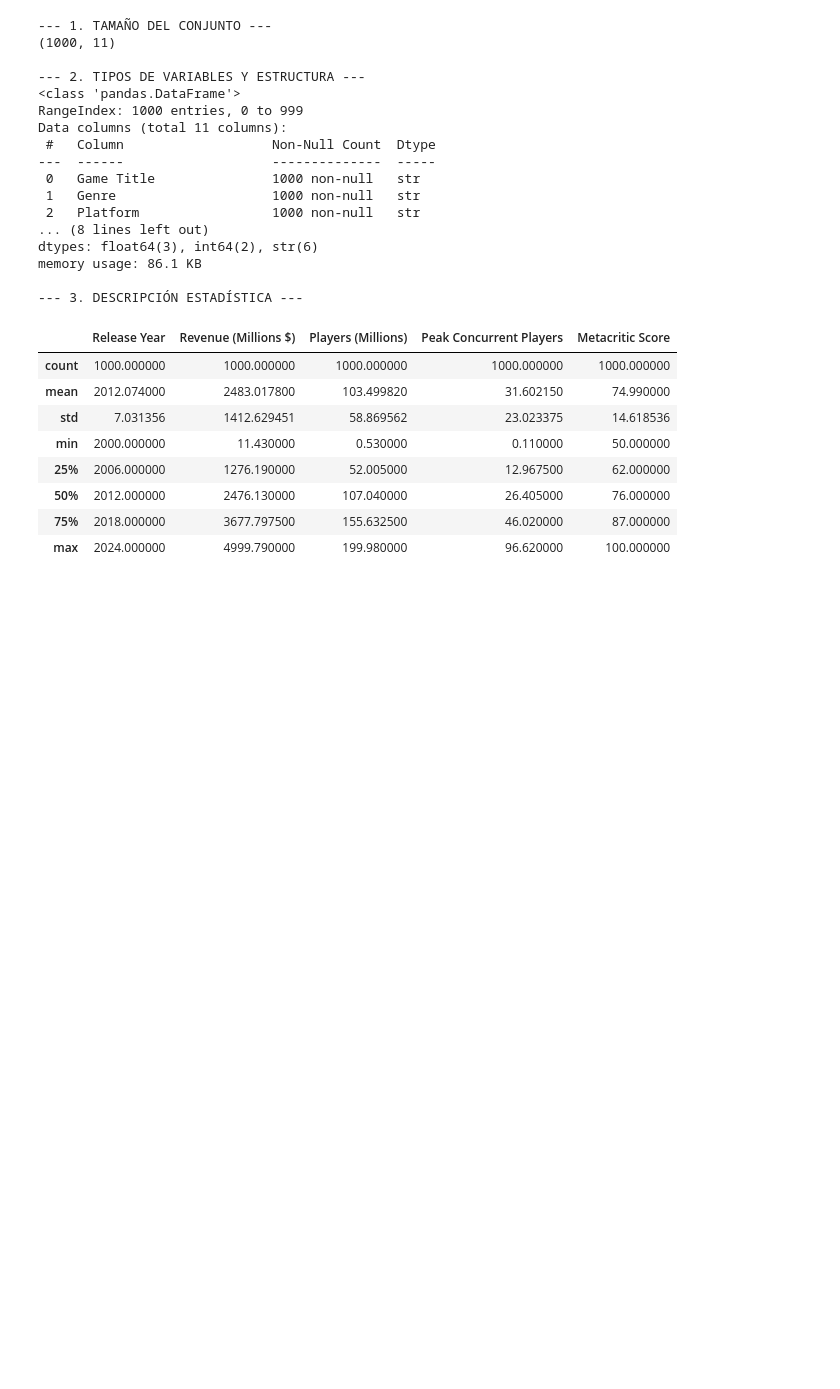
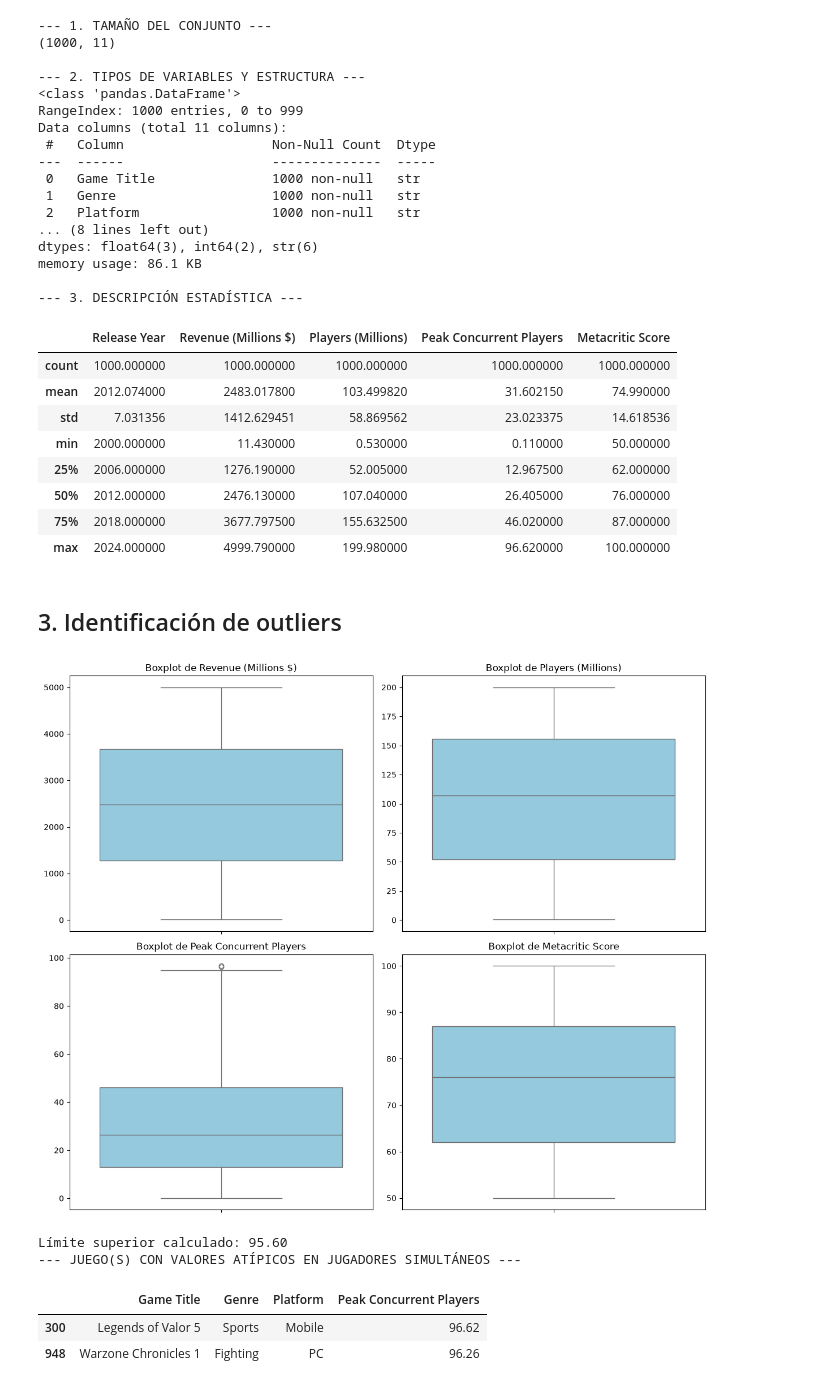
Before and after one commit to juanhp08/Proyecto-, a Jupyter notebook: cuadernos/exploracion_juan.ipynb, the cells around one changed output. Saved outputs shown, nothing was run; the diff lists cells and outputs as text; code cells hidden in the pictures; blank space fills up the shorter version.

Commit message:
Item 3: boxplots y outliers

```diff
--- a/cuadernos/exploracion_juan.ipynb
+++ b/cuadernos/exploracion_juan.ipynb
@@ -41,3 +44,47 @@ memory usage: 86.1 KB
 | 50% | 2012.000000 | 2476.130000 | 107.040000 | 26.405000 | 76.000000 |
 | 75% | 2018.000000 | 3677.797500 | 155.632500 | 46.020000 | 87.000000 |
 | max | 2024.000000 | 4999.790000 | 199.980000 | 96.620000 | 100.000000 |
+# %% [markdown]
+## 3. Identificación de outliers
+# %%
+
+
+columnas_numericas = [
+    'Revenue (Millions $)',
+    'Players (Millions)',
+    'Peak Concurrent Players',
+    'Metacritic Score'
+]
+fig, axes = plt.subplots(2, 2, figsize=(12, 10))
+axes = axes.flatten()
+
+for i, col in enumerate(columnas_numericas):
+    sns.boxplot(y=df[col], ax=axes[i], color='skyblue')
+    axes[i].set_title(f'Boxplot de {col}')
+    axes[i].set_ylabel('')
+
+plt.tight_layout()
+plt.show()
+
+
+
+q1 = df['Peak Concurrent Players'].quantile(0.25)
+q3 = df['Peak Concurrent Players'].quantile(0.75)
+iqr = q3 - q1
+
+
+limite_superior = q3 + 1.5 * iqr
+
+
+outliers_peak = df[df['Peak Concurrent Players'] > limite_superior]
+
+print(f"Límite superior calculado: {limite_superior:.2f}")
+print("--- JUEGO(S) CON VALORES ATÍPICOS EN JUGADORES SIMULTÁNEOS ---")
+display(outliers_peak[['Game Title', 'Genre', 'Platform', 'Peak Concurrent Players']])
+# %% [output]
+[figure, added]
+Límite superior calculado: 95.60
+--- JUEGO(S) CON VALORES ATÍPICOS EN JUGADORES SIMULTÁNEOS ---
+|  | Game Title | Genre | Platform | Peak Concurrent Players |
+| 300 | Legends of Valor 5 | Sports | Mobile | 96.62 |
+| 948 | Warzone Chronicles 1 | Fighting | PC | 96.26 |
```
Also changed, not shown: parts of 1 cell of this notebook.
